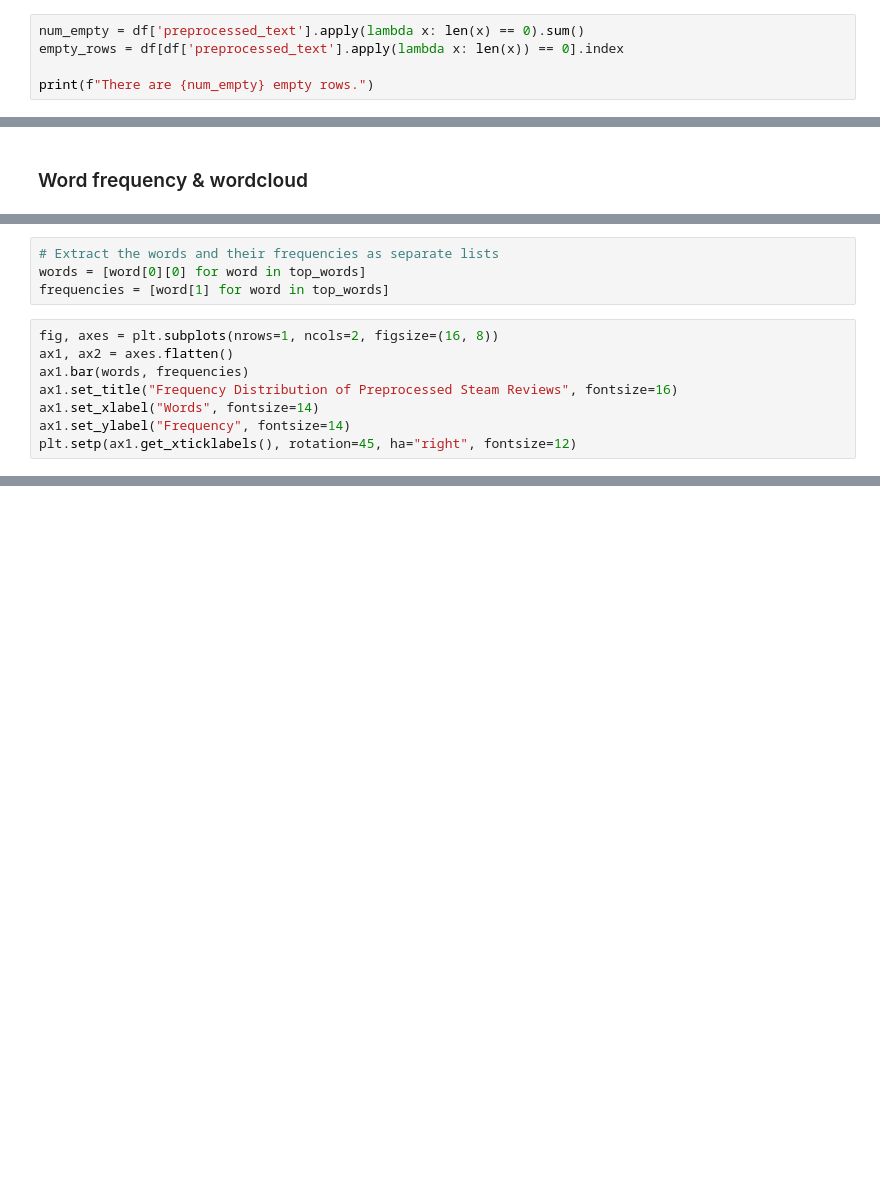
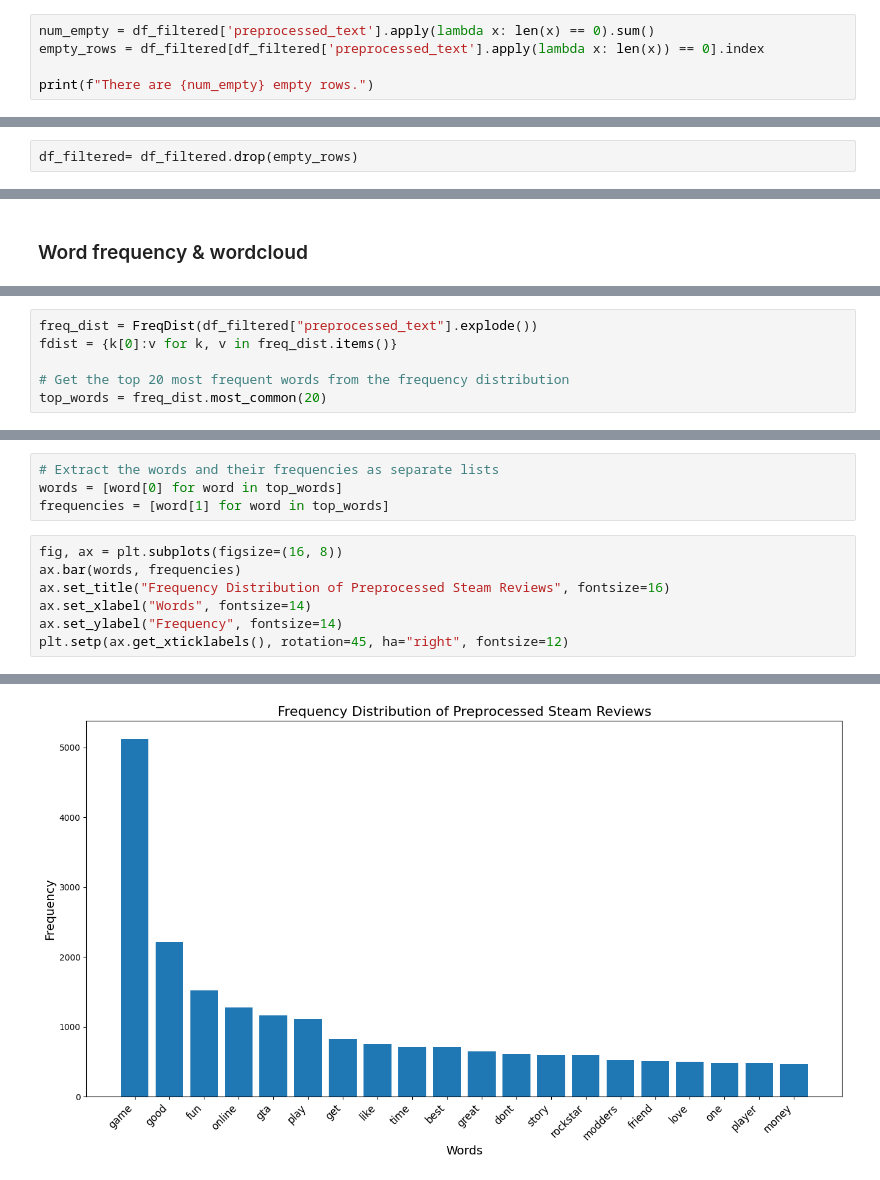
Before and after one commit to CarlosGG18/Rockstar-Games-Sentiment-Analysis, a Jupyter notebook: Cleaning_EDA_GTA_V.ipynb, the cells around one changed output, grey strips where cells are left out. Cells and saved outputs as stored; diff of their text form; blank space fills up the shorter version.

```diff
--- a/Cleaning_EDA_GTA_V.ipynb
+++ b/Cleaning_EDA_GTA_V.ipynb
@@ -339,5 +443,5 @@ memory usage: 3.5+ MB
 # %%
-num_empty = df['preprocessed_text'].apply(lambda x: len(x) == 0).sum()
-empty_rows = df[df['preprocessed_text'].apply(lambda x: len(x)) == 0].index
+num_empty = df_filtered['preprocessed_text'].apply(lambda x: len(x) == 0).sum()
+empty_rows = df_filtered[df_filtered['preprocessed_text'].apply(lambda x: len(x)) == 0].index
 
 print(f"There are {num_empty} empty rows.")
@@ -358,0 +466,2 @@ df['preprocessed_text']
+# %%
+df_filtered= df_filtered.drop(empty_rows)
@@ -366,0 +490,6 @@ top_words = freq_dist.most_common(20)
+# %%
+freq_dist = FreqDist(df_filtered["preprocessed_text"].explode())
+fdist = {k[0]:v for k, v in freq_dist.items()}
+
+# Get the top 20 most frequent words from the frequency distribution
+top_words = freq_dist.most_common(20)
@@ -367,12 +519,12 @@ top_words = freq_dist.most_common(20)
 # %%
 # Extract the words and their frequencies as separate lists
-words = [word[0][0] for word in top_words]
+words = [word[0] for word in top_words]
 frequencies = [word[1] for word in top_words]
 # %%
-fig, axes = plt.subplots(nrows=1, ncols=2, figsize=(16, 8))
-ax1, ax2 = axes.flatten()
-ax1.bar(words, frequencies)
-ax1.set_title("Frequency Distribution of Preprocessed Steam Reviews", fontsize=16)
-ax1.set_xlabel("Words", fontsize=14)
-ax1.set_ylabel("Frequency", fontsize=14)
-plt.setp(ax1.get_xticklabels(), rotation=45, ha="right", fontsize=12)
+fig, ax = plt.subplots(figsize=(16, 8))
+ax.bar(words, frequencies)
+ax.set_title("Frequency Distribution of Preprocessed Steam Reviews", fontsize=16)
+ax.set_xlabel("Words", fontsize=14)
+ax.set_ylabel("Frequency", fontsize=14)
+plt.setp(ax.get_xticklabels(), rotation=45, ha="right", fontsize=12)
+# %% [output]
@@ -378,0 +548 @@ plt.setp(ax1.get_xticklabels(), rotation=45, ha="right", fontsize=12)
+[figure, added]
```
Also changed, not shown: parts of 32 cells of this notebook, 1 other file.
